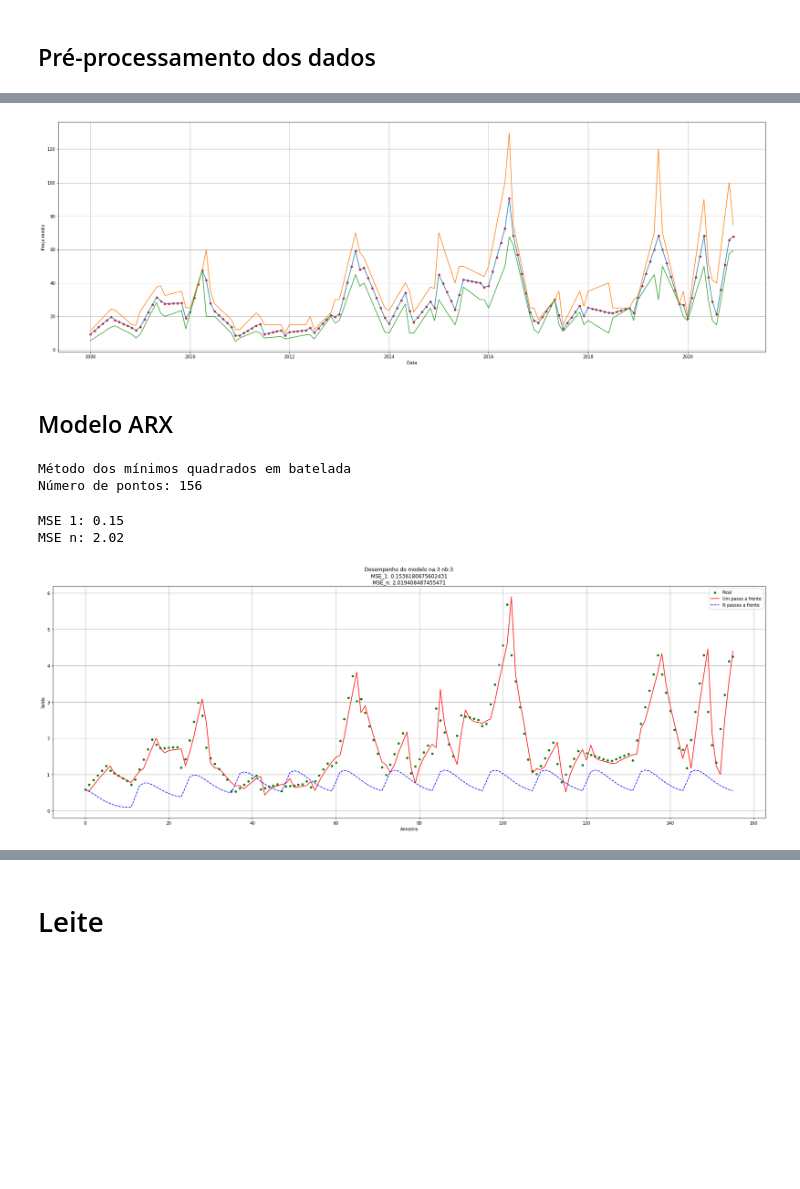
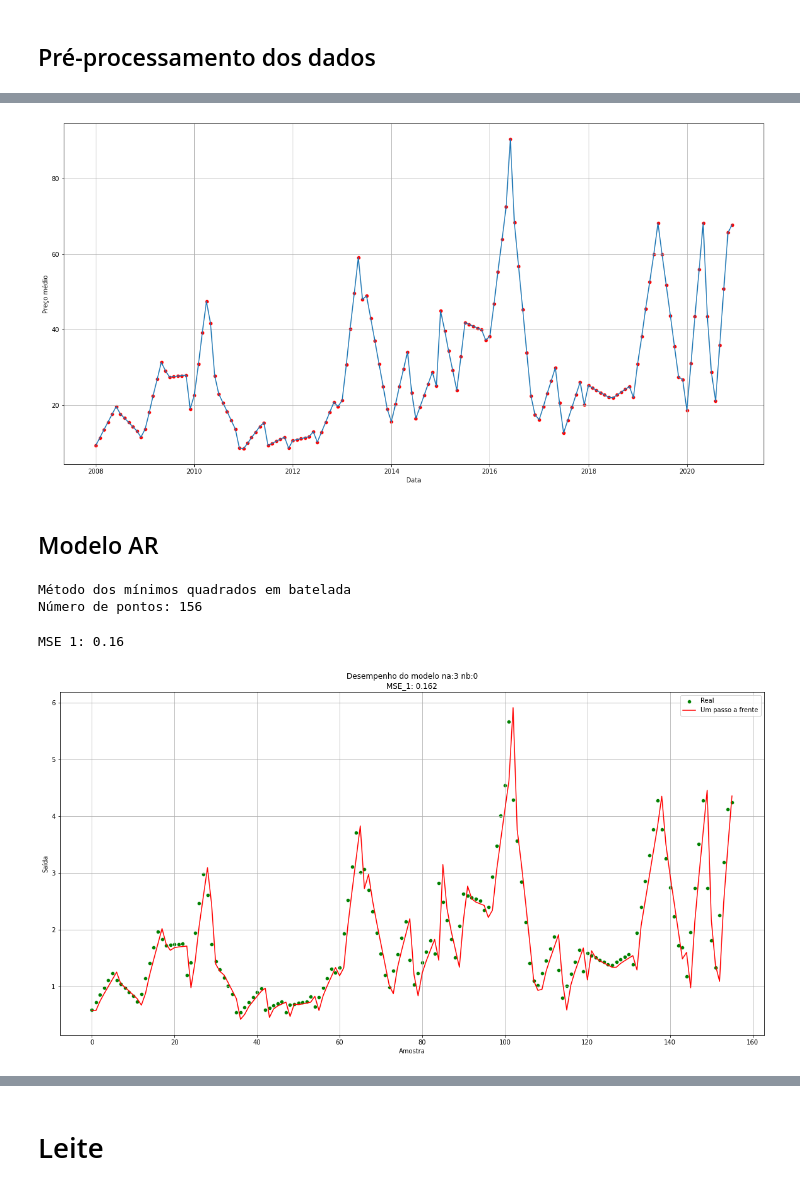
Before and after one commit to CaioMizerkowski/mestrado, a Jupyter notebook: EELT7016/trabalho_01.ipynb, the cells around one changed output, grey strips where cells are left out. Cells and saved outputs as stored; diff of their text form; code cells hidden in the pictures; blank space fills up the shorter version.

Commit message:
✨: separadas funções de plotagem made by Caio Mizerkowski for college

```diff
--- a/EELT7016/trabalho_01.ipynb
+++ b/EELT7016/trabalho_01.ipynb
@@ -9,7 +9,10 @@ import numpy as np
 from matplotlib import pyplot as plt
 import seaborn as sns
 import batelada as bt
+import scipy as sp
 # https://www.statsmodels.org/stable/examples/notebooks/generated/tsa_arma_0.html
 # https://www.statsmodels.org/stable/generated/statsmodels.tsa.arima.model.ARIMA.html#statsmodels.tsa.arima.model.ARIMA
 import statsmodels.api as sm
 from statsmodels.tsa.arima.model import ARIMA
+
+figsize = (20, 10)
@@ -53,34 +109,11 @@ df_batata.groupby(["Produto", "Unidade"]).agg(
-# %%
-df_agata = df_batata.filter(
-    (pl.col("Produto") == "Padrão agata primeira - beneficiador")
-    & (pl.col("Unidade") == "saco 50 kg")
-    & (pl.col('Data').is_between(pl.datetime(2008, 1, 1), pl.datetime(2020, 12, 31)))
-).select(["Data", "Preço", "Ano", "Mês"])
-
-
-df_agata = df_agata.groupby(['Ano', 'Mês']).agg(
-    [
-        pl.col("Preço").mean().alias("Preço médio"),
-        pl.col("Preço").std().alias("Preço desvio"),
-        pl.col("Preço").min().alias("Preço menor"),
-        pl.col("Preço").max().alias("Preço maior")
-    ]
-).select(
-    [pl.all(),
-    pl.date(year=pl.col("Ano"), month=pl.col("Mês"), day=1).alias("Data")]
-).sort('Data')
-
-df_agata = df_agata.upsample("Data", "1mo").interpolate().fill_null("forward")
 # %%
-plt.figure(figsize = (30,10))
-sns.lineplot(data=df_agata.to_pandas(), x='Data', y='Preço médio')
-sns.lineplot(data=df_agata.to_pandas(), x='Data', y='Preço maior')
-sns.lineplot(data=df_agata.to_pandas(), x='Data', y='Preço menor')
-sns.scatterplot(data=df_agata.to_pandas(), x='Data', y='Preço médio', color='red')
+plt.figure(figsize=figsize)
+sns.lineplot(data=df_agata.to_pandas(), x="Data", y="Preço médio")
+sns.scatterplot(data=df_agata.to_pandas(), x="Data", y="Preço médio", color="red")
 plt.grid()
 plt.show()
 plt.close()
 # %% [output]
-[figure, old version]
+[figure, new version]
 # %% [markdown]
-## Modelo ARX
+## Modelo AR
@@ -100,34 +135,21 @@ print(f'Número de pontos: {u.size}')
 Método dos mínimos quadrados em batelada
 Número de pontos: 156
 # %%
-na, nb = 3, 3
+na, nb = 3, 0
 delay = 0
 yest_1, yest_n, theta = bt.gerar_dados(na, nb, u, y, delay, train=0.7)
 deep = max(na, nb)
 npts = u.size
 
 # Mean Squared Error (MSE) – objetivo é um menor MSE
-MSE_1 = np.sum((y-yest_1)**2)/(npts-deep)
-MSE_n = np.sum((y-yest_n)**2)/(npts-deep)
+MSE_1 = np.sum((y - yest_1) ** 2) / (npts - deep)
 
-print(f'MSE 1: {MSE_1:0.2f}')
-print(f'MSE n: {MSE_n:0.2f}')
+print(f"MSE 1: {MSE_1:0.2f}")
 t = np.arange(y.size)
-
-# Plota a figura
-plt.figure(figsize = (30,10))
-sns.scatterplot(x=t,y=y,color='green',markers='.',label='Pontos medidos')
-#sns.barplot(x=t,y=np.abs(y-yest_1),color='purple')
-sns.lineplot(x=t,y=yest_1,color='red',linestyle='-',label='Um passo a frente')
-sns.lineplot(x=t,y=yest_n,color='blue',linestyle='--',label='N passos a frente')
-plt.title(f'Desempenho do modelo na:{na} nb:{nb}\nMSE_1: {MSE_1}\nMSE_n: {MSE_n}')
-plt.legend(labels=["Real","Um passo a frente","N passos a frente"])
-plt.xlabel('Amostra')
-plt.ylabel('Saída')
-plt.grid()
-plt.show()
-plt.close()
 # %% [output]
-MSE 1: 0.15
-MSE n: 2.02
+MSE 1: 0.16
-[figure, removed]
+# %%
+title = f'Desempenho do modelo na:{na} nb:{nb}\nMSE_1: {MSE_1:.3}'
+plot_serie(t, y, yest_1, title)
+# %% [output]
+[figure, added]
```
Also changed, not shown: parts of 41 cells of this notebook.
